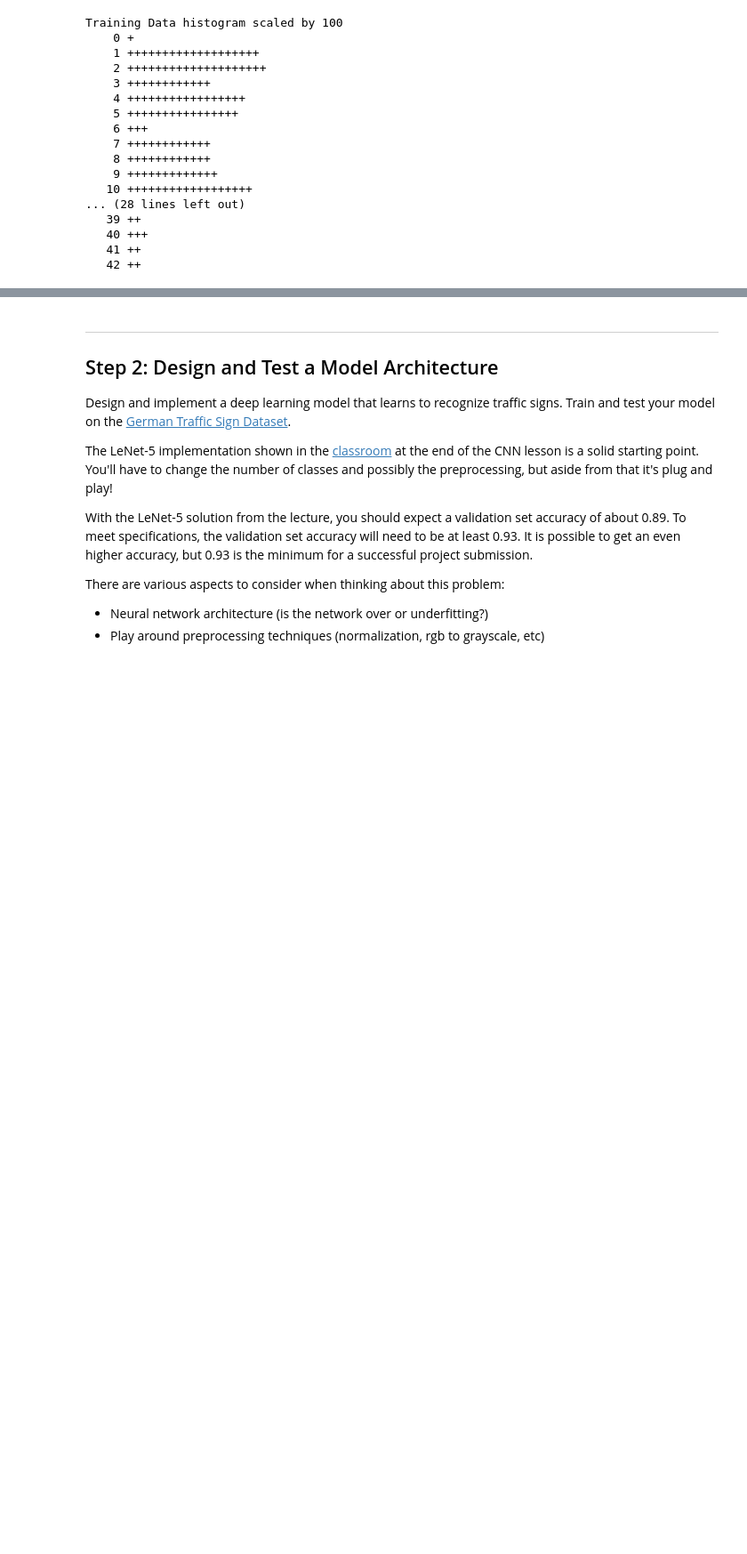
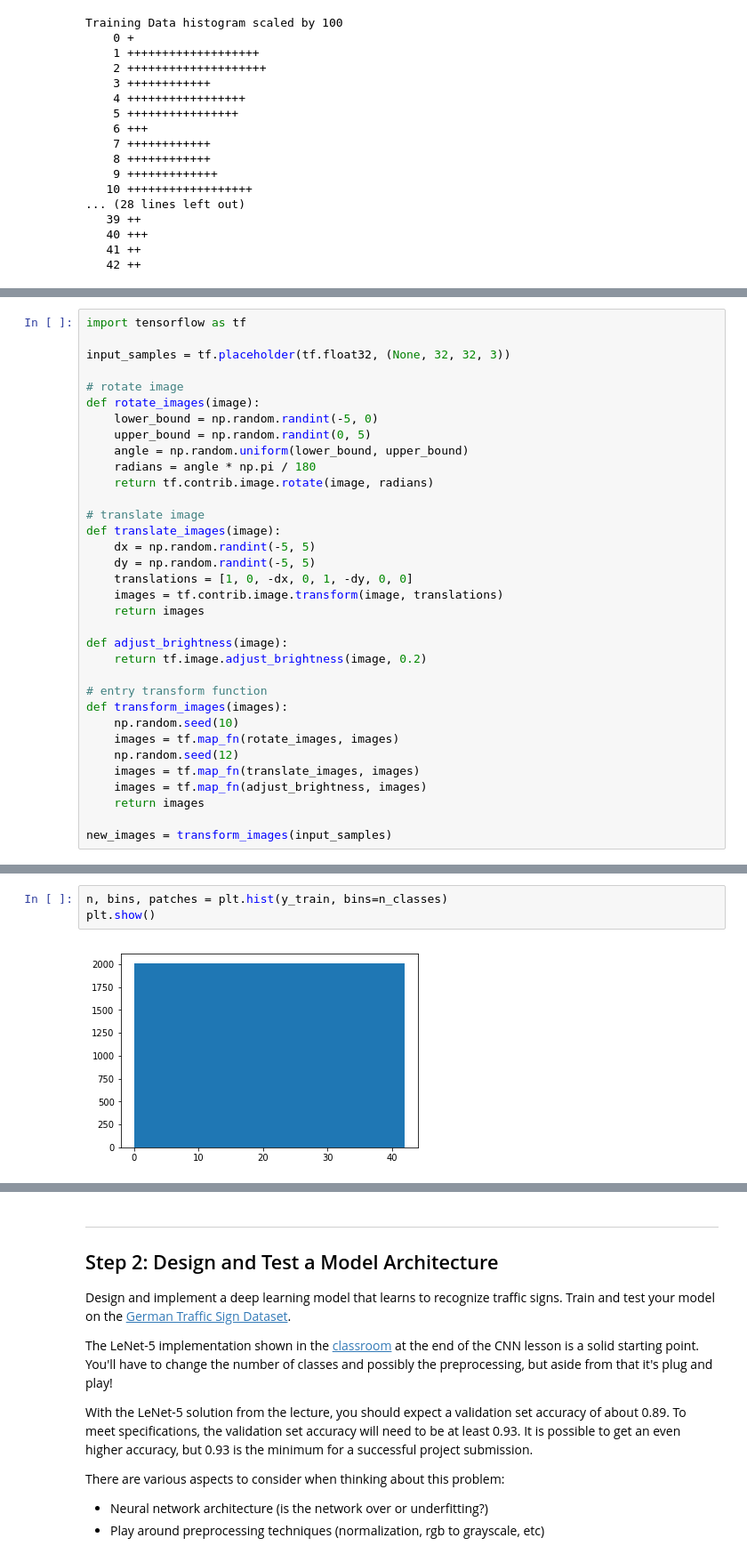
Before and after one commit to hanumant07/traffic_sign_detection, a Jupyter notebook: Traffic_Sign_Classifier.ipynb, the cells around one changed output, grey strips where cells are left out. Shown: that part at 89% size. Saved outputs shown, nothing was run; the diff lists cells and outputs as text; blank space fills up the shorter version.

```diff
--- a/Traffic_Sign_Classifier.ipynb
+++ b/Traffic_Sign_Classifier.ipynb
@@ -226,0 +215,34 @@ ascii_histogram(new_hist_train, 100)
+# %%
+import tensorflow as tf
+
+input_samples = tf.placeholder(tf.float32, (None, 32, 32, 3))
+
+# rotate image
+def rotate_images(image):
+    lower_bound = np.random.randint(-5, 0)
+    upper_bound = np.random.randint(0, 5)
+    angle = np.random.uniform(lower_bound, upper_bound)
+    radians = angle * np.pi / 180
+    return tf.contrib.image.rotate(image, radians)
+
+# translate image
+def translate_images(image):
+    dx = np.random.randint(-5, 5)
+    dy = np.random.randint(-5, 5)
+    translations = [1, 0, -dx, 0, 1, -dy, 0, 0]
+    images = tf.contrib.image.transform(image, translations)
+    return images
+
+def adjust_brightness(image):
+    return tf.image.adjust_brightness(image, 0.2)
+
+# entry transform function
+def transform_images(images):
+    np.random.seed(10)
+    images = tf.map_fn(rotate_images, images)
+    np.random.seed(12)
+    images = tf.map_fn(translate_images, images)
+    images = tf.map_fn(adjust_brightness, images)
+    return images
+
+new_images = transform_images(input_samples)
@@ -226,0 +314,5 @@ ascii_histogram(new_hist_train, 100)
+# %%
+n, bins, patches = plt.hist(y_train, bins=n_classes)
+plt.show()
+# %% [output]
+[figure, added]
```
Also changed, not shown: parts of 13 cells of this notebook.
